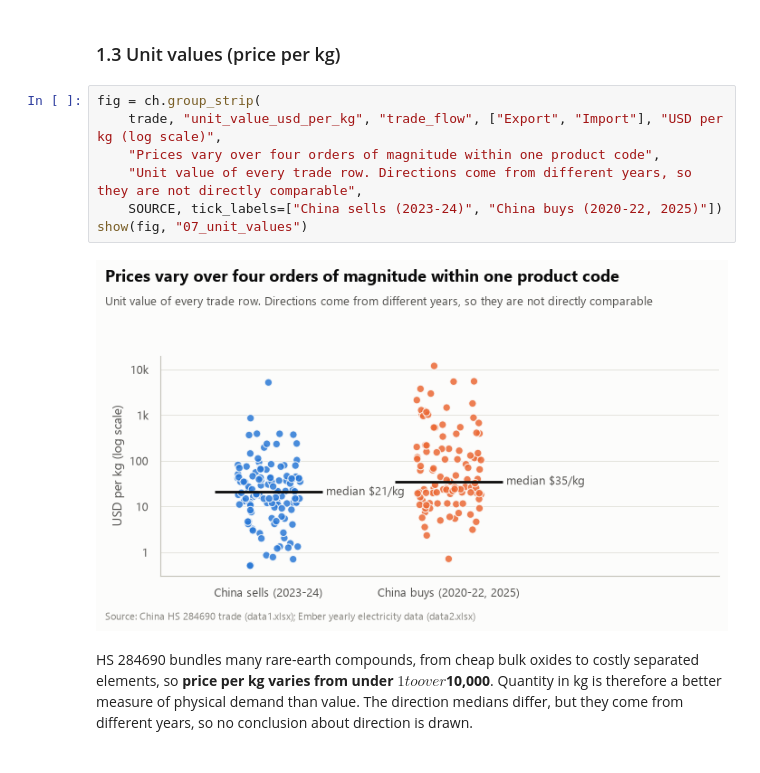
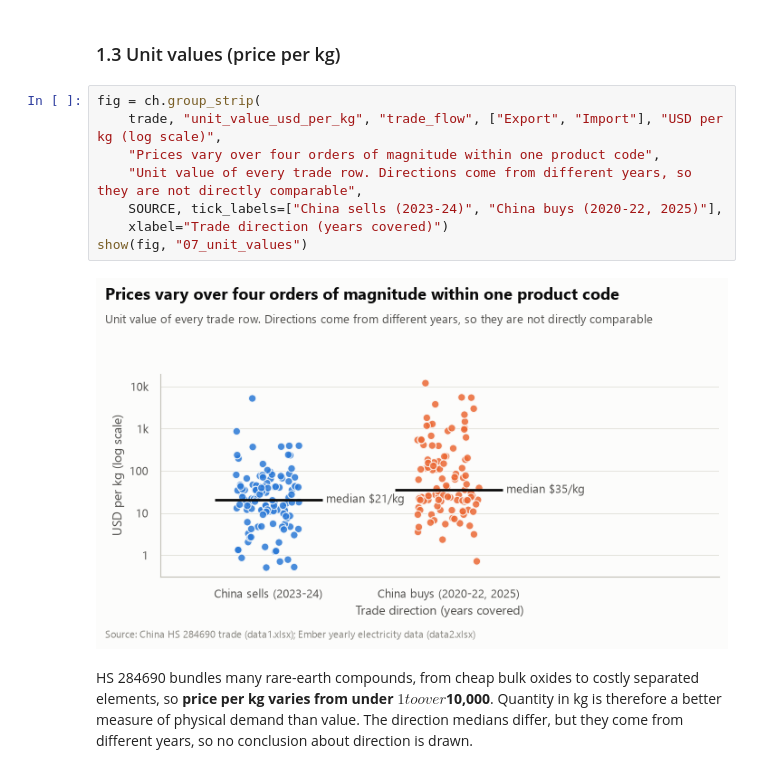
Before and after one commit to bolorbud-gif/business-analytics-portfolio, a Jupyter notebook: notebooks/02_eda_analysis.ipynb, the cells around one changed output. Saved outputs shown, nothing was run; the diff lists cells and outputs as text.

```diff
--- a/notebooks/02_eda_analysis.ipynb
+++ b/notebooks/02_eda_analysis.ipynb
@@ -101,12 +101,13 @@ never averaged raw.
 # %%
 fig = ch.group_strip(
     trade, "unit_value_usd_per_kg", "trade_flow", ["Export", "Import"], "USD per kg (log scale)",
     "Prices vary over four orders of magnitude within one product code",
     "Unit value of every trade row. Directions come from different years, so they are not directly comparable",
-    SOURCE, tick_labels=["China sells (2023-24)", "China buys (2020-22, 2025)"])
+    SOURCE, tick_labels=["China sells (2023-24)", "China buys (2020-22, 2025)"],
+    xlabel="Trade direction (years covered)")
 show(fig, "07_unit_values")
 # %% [output]
-[figure, old version]
+[figure, new version]
 # %% [markdown]
 HS 284690 bundles many rare-earth compounds, from cheap bulk oxides to costly separated elements, so
 **price per kg varies from under $1 to over $10,000**. Quantity in kg is therefore a better
```
Also changed, not shown: parts of 6 cells of this notebook, 22 other files.
